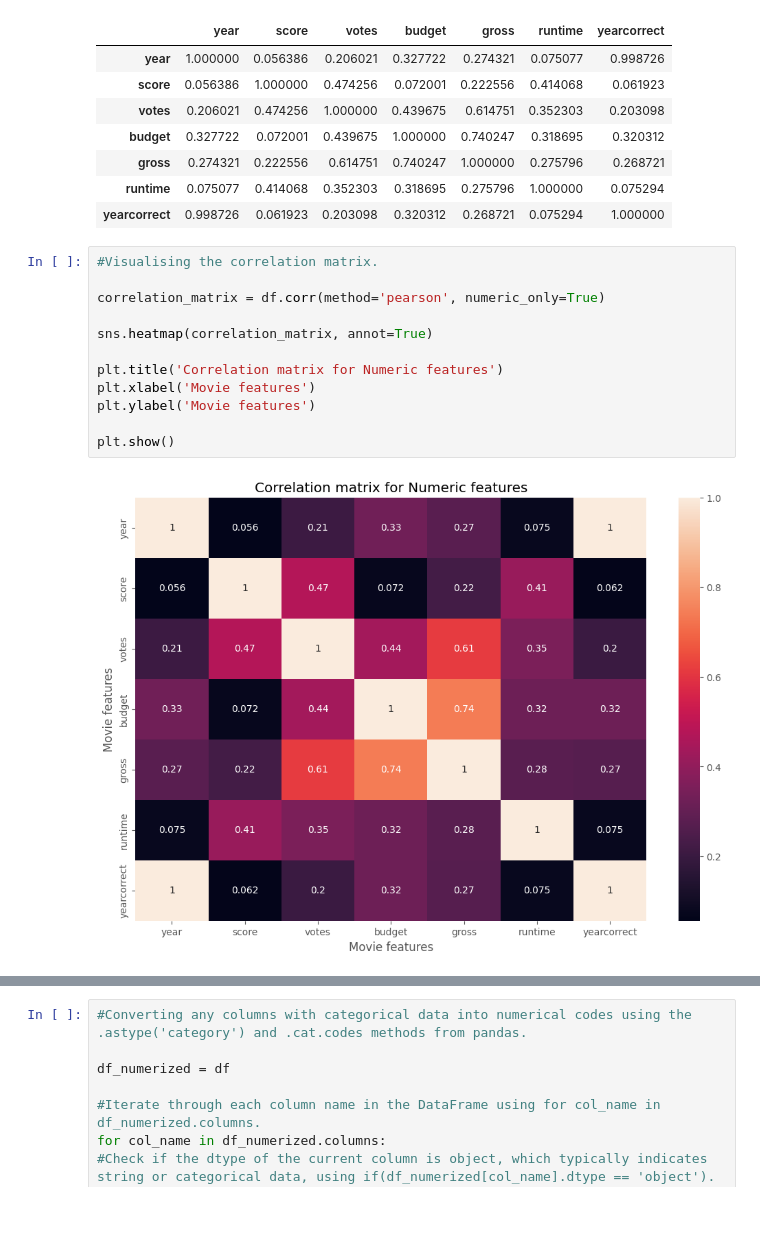
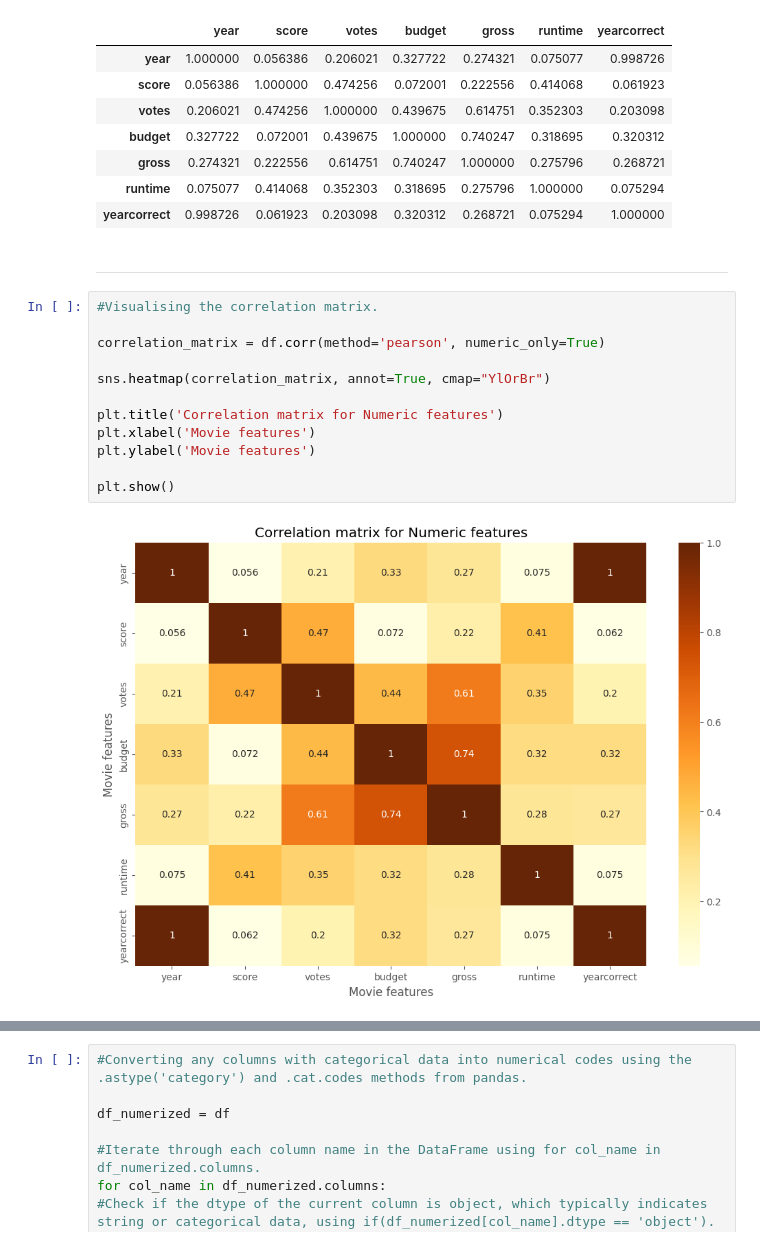
Before and after one commit to natashaely/Movie-Industry-Correlation-Project, a Jupyter notebook: Movie_Industry_Correlation_Project.ipynb, the cells around one changed output, grey strips where cells are left out. Saved outputs shown, nothing was run; the diff lists cells and outputs as text; blank space fills up the shorter version.

```diff
--- a/Movie_Industry_Correlation_Project.ipynb
+++ b/Movie_Industry_Correlation_Project.ipynb
@@ -178,17 +197,21 @@ df.corr(method='pearson', numeric_only=True)
 | gross | 0.274321 | 0.222556 | 0.614751 | 0.740247 | 1.000000 | 0.275796 | 0.268721 |
 | runtime | 0.075077 | 0.414068 | 0.352303 | 0.318695 | 0.275796 | 1.000000 | 0.075294 |
 | yearcorrect | 0.998726 | 0.061923 | 0.203098 | 0.320312 | 0.268721 | 0.075294 | 1.000000 |
+# %% [markdown]
+
+
+---
 # %%
 #Visualising the correlation matrix.
 
 correlation_matrix = df.corr(method='pearson', numeric_only=True)
 
-sns.heatmap(correlation_matrix, annot=True)
+sns.heatmap(correlation_matrix, annot=True, cmap="YlOrBr")
 
 plt.title('Correlation matrix for Numeric features')
 plt.xlabel('Movie features')
 plt.ylabel('Movie features')
 
 plt.show()
 # %% [output]
-[figure, old version]
+[figure, new version]
```
Also changed, not shown: parts of 16 cells of this notebook.
